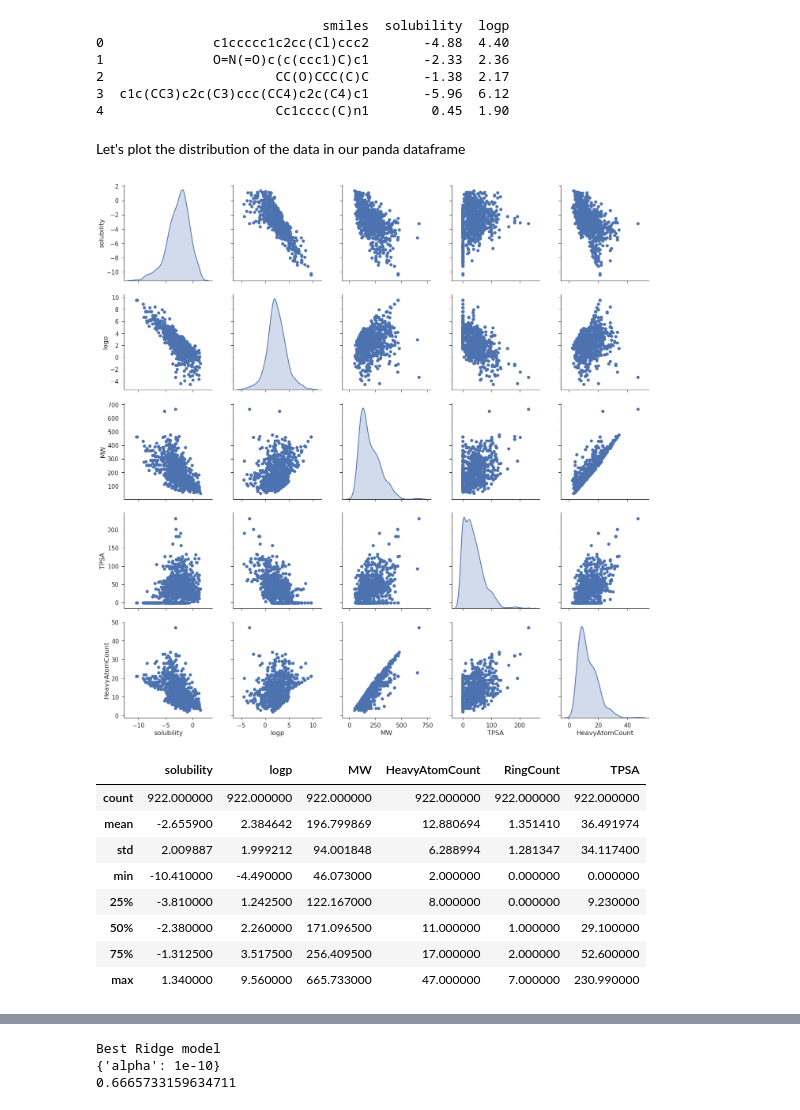
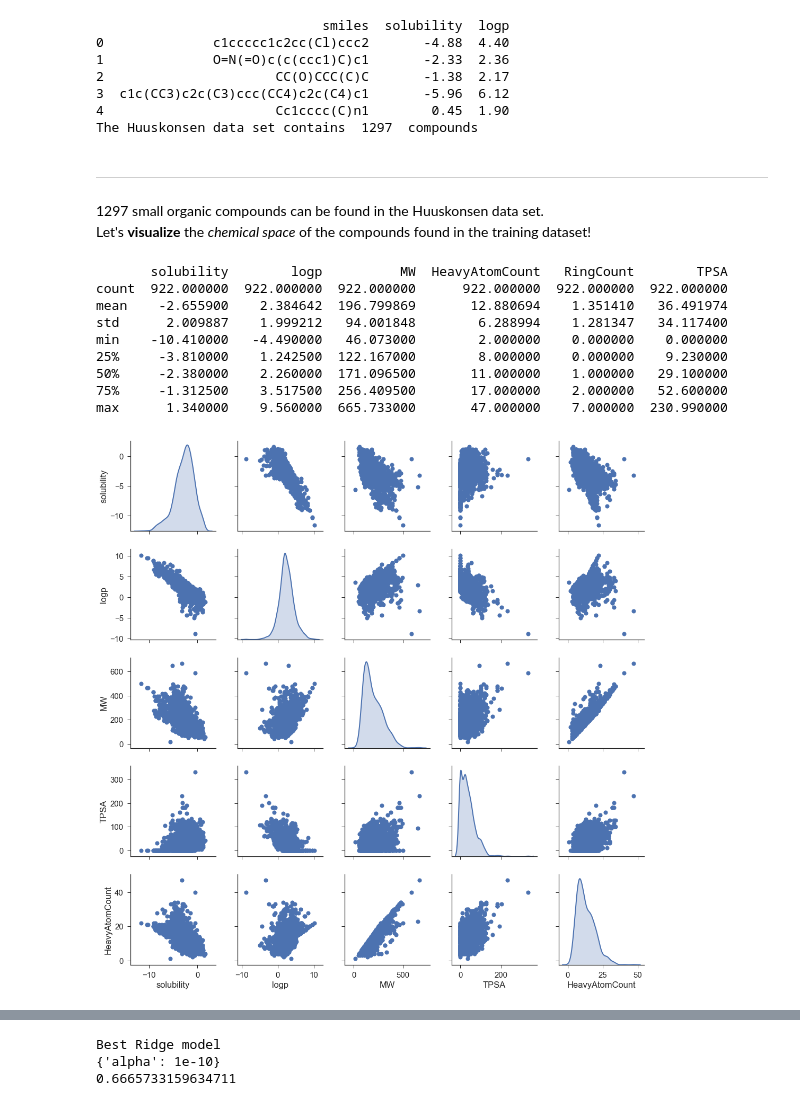
Before and after one commit to btatsis/MLND, a Jupyter notebook: CapStoneProject/QSAR_solubility.ipynb, the cells around one changed output, grey strips where cells are left out. Cells and saved outputs as stored; diff of their text form; code cells hidden in the pictures.

```diff
--- a/CapStoneProject/QSAR_solubility.ipynb
+++ b/CapStoneProject/QSAR_solubility.ipynb
@@ -35,25 +60,28 @@ Using TensorFlow backend.
 # %%
 #Read solubility data
-training_data = pd.read_csv('datasets/train_huuskonsen.csv')
-print(training_data.head())
+sol_data = pd.read_csv('datasets/huuskonsen_data.csv')
+print(sol_data.head())
 
 def estate_fingerprint_and_mw(mol):
     return np.append(FingerprintMol(mol)[0], Descriptors.MolWt(x))
 
 #Add some new columns
-training_data['Mol'] = training_data['smiles'].apply(Chem.MolFromSmiles)
-num_mols = len(training_data)
+sol_data['ROMol'] = sol_data['smiles'].apply(Chem.MolFromSmiles)
+print("The Huuskonsen data set contains ", len(sol_data), " compounds")
 
 # Adding a few more descriptors (MW, HAC, RingCount, and TPSA)
 # Althought, in this project we will use only the structural fingerprints
 # to calculate a small molecule's logp
-training_data['MW'] = training_data['Mol'].map(Descriptors.MolWt)
-training_data['HeavyAtomCount'] = training_data['Mol'].map(Descriptors.HeavyAtomCount)
-training_data['RingCount'] = training_data['Mol'].map(Descriptors.RingCount)
-training_data['TPSA'] = training_data['Mol'].map(Descriptors.TPSA)
+sol_data['MW']             = sol_data['ROMol'].map(Descriptors.MolWt)
+sol_data['HeavyAtomCount'] = sol_data['ROMol'].map(Descriptors.HeavyAtomCount)
+sol_data['RingCount']      = sol_data['ROMol'].map(Descriptors.RingCount)
+sol_data['TPSA']           = sol_data['ROMol'].map(Descriptors.TPSA)
 
-# Print first five rows
-y = training_data['solubility'].values
+# Add Chemical structure to Pandas frame
+PandasTools.AddMoleculeColumnToFrame(sol_data,smilesCol='smiles',molCol='ROMol',includeFingerprints=True)
+
+# Echo first five rows
+y = sol_data['solubility'].values
 # %% [output]
                              smiles  solubility  logp
 0              c1ccccc1c2cc(Cl)ccc2       -4.88  4.40
@@ -61,33 +89,35 @@ y = training_data['solubility'].values
 2                      CC(O)CCC(C)C       -1.38  2.17
 3  c1c(CC3)c2c(C3)ccc(CC4)c2c(C4)c1       -5.96  6.12
 4                      Cc1cccc(C)n1        0.45  1.90
+The Huuskonsen data set contains  1297  compounds
-# %% [markdown]
-Let's plot the distribution of the data in our panda dataframe
+# %% [markdown]
+----
+1297 small organic compounds can be found in the Huuskonsen data set.
+Let's __visualize__ the _chemical space_ of the compounds found in the training dataset!
 # %%
+print(training_data.describe())
+
 # seaborn -- for better looking plots
 import seaborn as sns
 sns.set(style="ticks", color_codes=True)
 sns.set_context("notebook", font_scale=1.5, rc={"lines.linewidth": 2.0})
 #sns.set_context("talk", rc={"lines.linewidth": 2})
 sns.color_palette("pastel")
 
-g = sns.pairplot(training_data[['solubility', 'logp', 'MW', 'TPSA', 'HeavyAtomCount']], size=4, diag_kind="kde", markers="o",
+g = sns.pairplot(sol_data[['solubility', 'logp', 'MW', 'TPSA', 'HeavyAtomCount']], size=3, diag_kind="kde", markers="o",
                  plot_kws=dict(s=50, edgecolor="b", linewidth=1),
                  diag_kws=dict(shade=True))
 # %% [output]
+       solubility        logp          MW  HeavyAtomCount   RingCount        TPSA
+count  922.000000  922.000000  922.000000      922.000000  922.000000  922.000000
+mean    -2.655900    2.384642  196.799869       12.880694    1.351410   36.491974
+std      2.009887    1.999212   94.001848        6.288994    1.281347   34.117400
+min    -10.410000   -4.490000   46.073000        2.000000    0.000000    0.000000
+25%     -3.810000    1.242500  122.167000        8.000000    0.000000    9.230000
+50%     -2.380000    2.260000  171.096500       11.000000    1.000000   29.100000
+75%     -1.312500    3.517500  256.409500       17.000000    2.000000   52.600000
+max      1.340000    9.560000  665.733000       47.000000    7.000000  230.990000
-[figure, old version]
+[figure, new version]
-# %%
-training_data.describe()
-# %% [output]
-|  | solubility | logp | MW | HeavyAtomCount | RingCount | TPSA |
-| count | 922.000000 | 922.000000 | 922.000000 | 922.000000 | 922.000000 | 922.000000 |
-| mean | -2.655900 | 2.384642 | 196.799869 | 12.880694 | 1.351410 | 36.491974 |
-| std | 2.009887 | 1.999212 | 94.001848 | 6.288994 | 1.281347 | 34.117400 |
-| min | -10.410000 | -4.490000 | 46.073000 | 2.000000 | 0.000000 | 0.000000 |
-| 25% | -3.810000 | 1.242500 | 122.167000 | 8.000000 | 0.000000 | 9.230000 |
-| 50% | -2.380000 | 2.260000 | 171.096500 | 11.000000 | 1.000000 | 29.100000 |
-| 75% | -1.312500 | 3.517500 | 256.409500 | 17.000000 | 2.000000 | 52.600000 |
-| max | 1.340000 | 9.560000 | 665.733000 | 47.000000 | 7.000000 | 230.990000 |
 # %% [markdown]
 ### Training dataset's description
 
```
Also changed, not shown: parts of 15 cells of this notebook, 41 other files.
